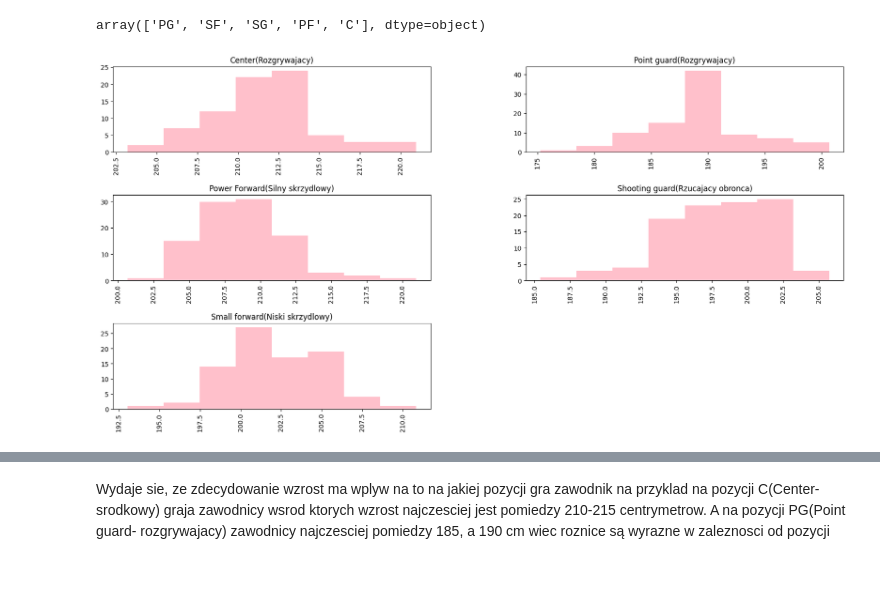
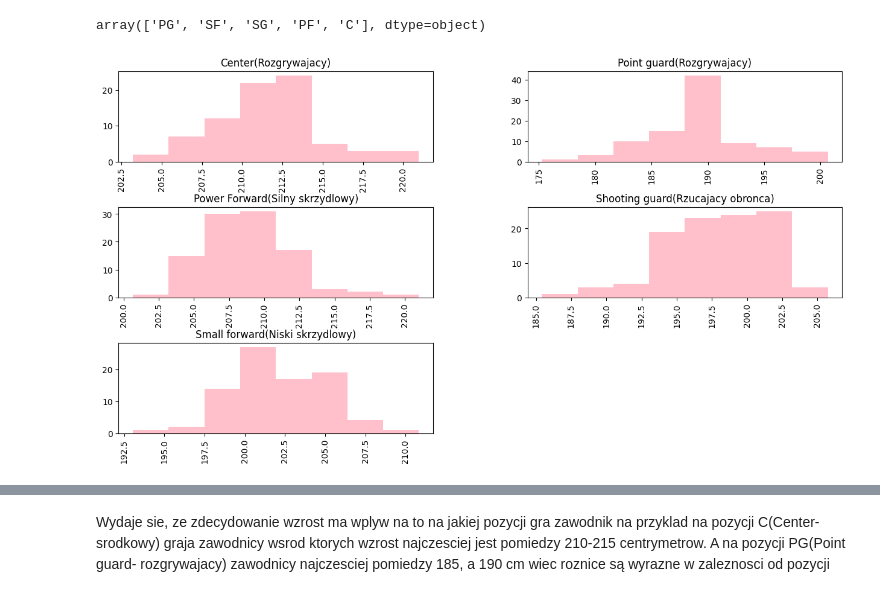
Before and after one commit to mkopanik/Bank_marketing, a Jupyter notebook: WADLab2.ipynb, the cells around one changed output, grey strips where cells are left out. Cells and saved outputs as stored; diff of their text form; code cells hidden in the pictures.

```diff
--- a/WADLab2.ipynb
+++ b/WADLab2.ipynb
@@ -208,7 +208,7 @@ array(['PG', 'SF', 'SG', 'PF', 'C'], dtype=object)
 data['Position'] = data['Position'].replace({'C':'Center(Srodkowy)','PF':'Power Forward(Silny skrzydlowy)',"PG":'Point guard(Rozgrywajacy)',"SF":'Small forward(Niski skrzydlowy)','SG':'Shooting guard(Rzucajacy obronca)'})
 # %%
 import matplotlib.pyplot as plt
-data.hist(by = 'Position',column='Height_cm',figsize=(20,10),color = 'pink',bins=8)
+data.hist(by = 'Position',column='Height_cm',figsize=(15,8),color = 'pink',bins=8)
 plt.show()
 # %% [output]
-[figure, old version]
+[figure, new version]
```
Also changed, not shown: parts of 1 cell of this notebook.
